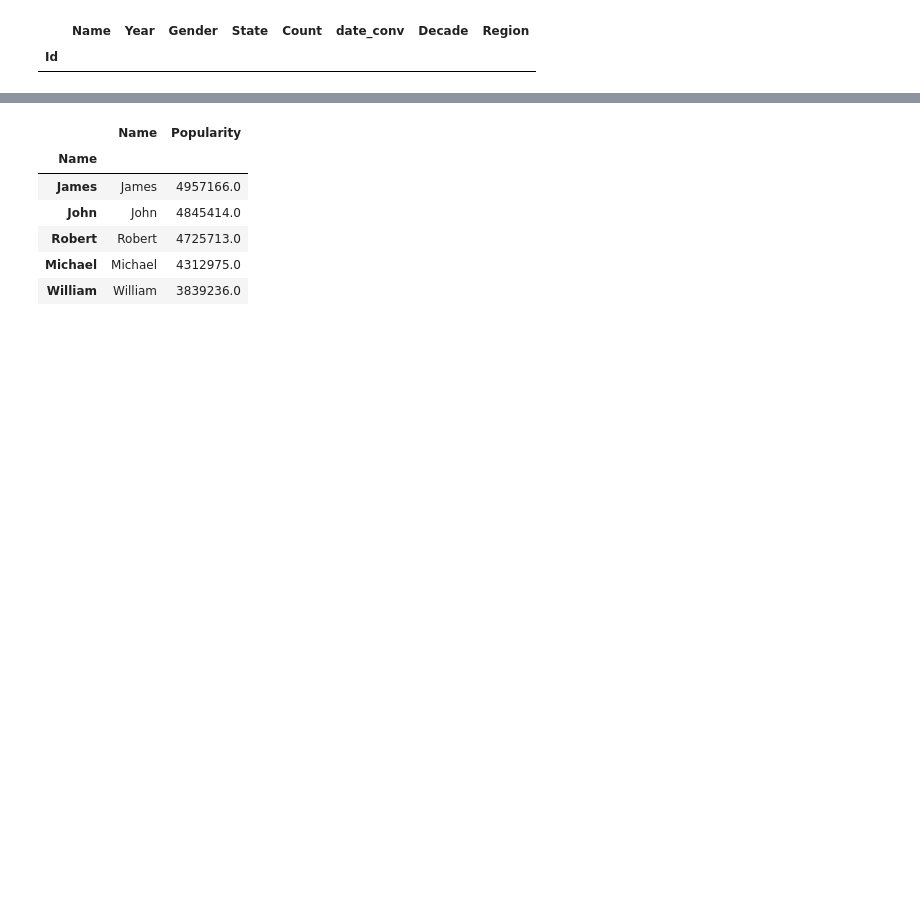
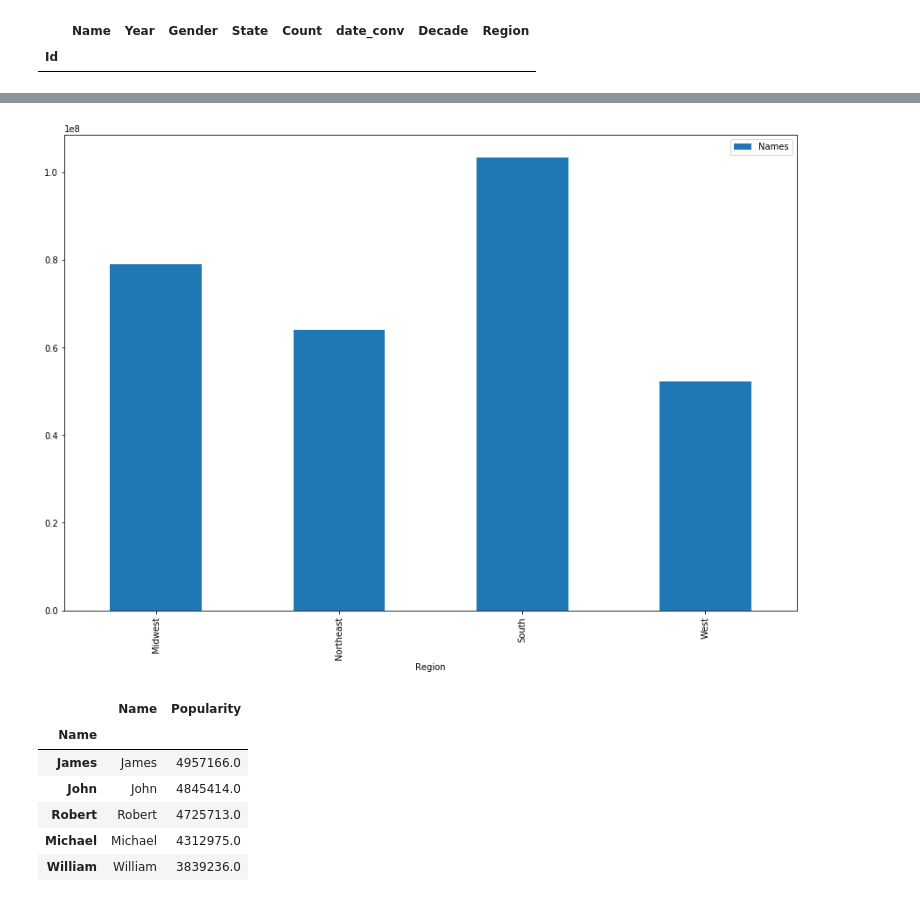
Before and after one commit to kekelee0714/BootcampProject, a Jupyter notebook: Matt/kaggleDataMatt.ipynb, the cells around one changed output, grey strips where cells are left out. Cells and saved outputs as stored; diff of their text form; code cells hidden in the pictures; blank space fills up the shorter version.

```diff
--- a/Matt/kaggleDataMatt.ipynb
+++ b/Matt/kaggleDataMatt.ipynb
@@ -189,3 +218,7 @@ baby_unknown
+# %%
+multi_plot = regionSummary.plot(kind="bar", figsize=(15, 10))
+# %% [output]
+[figure, added]
 # %%
 #group by Name to find popular names
 BabyNameGB = baby_name_original.groupby("Name")
```
Also changed, not shown: parts of 3 cells of this notebook.
